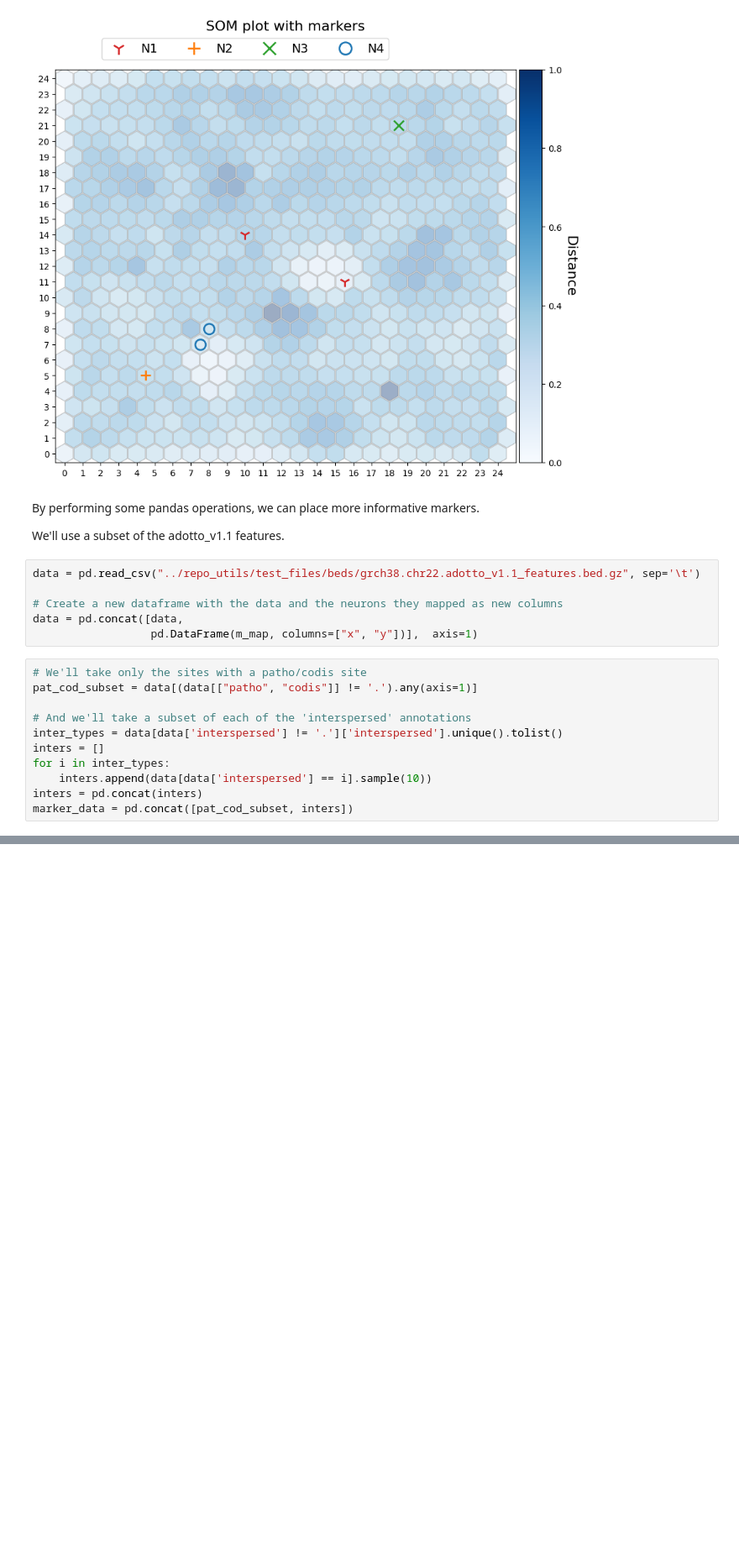
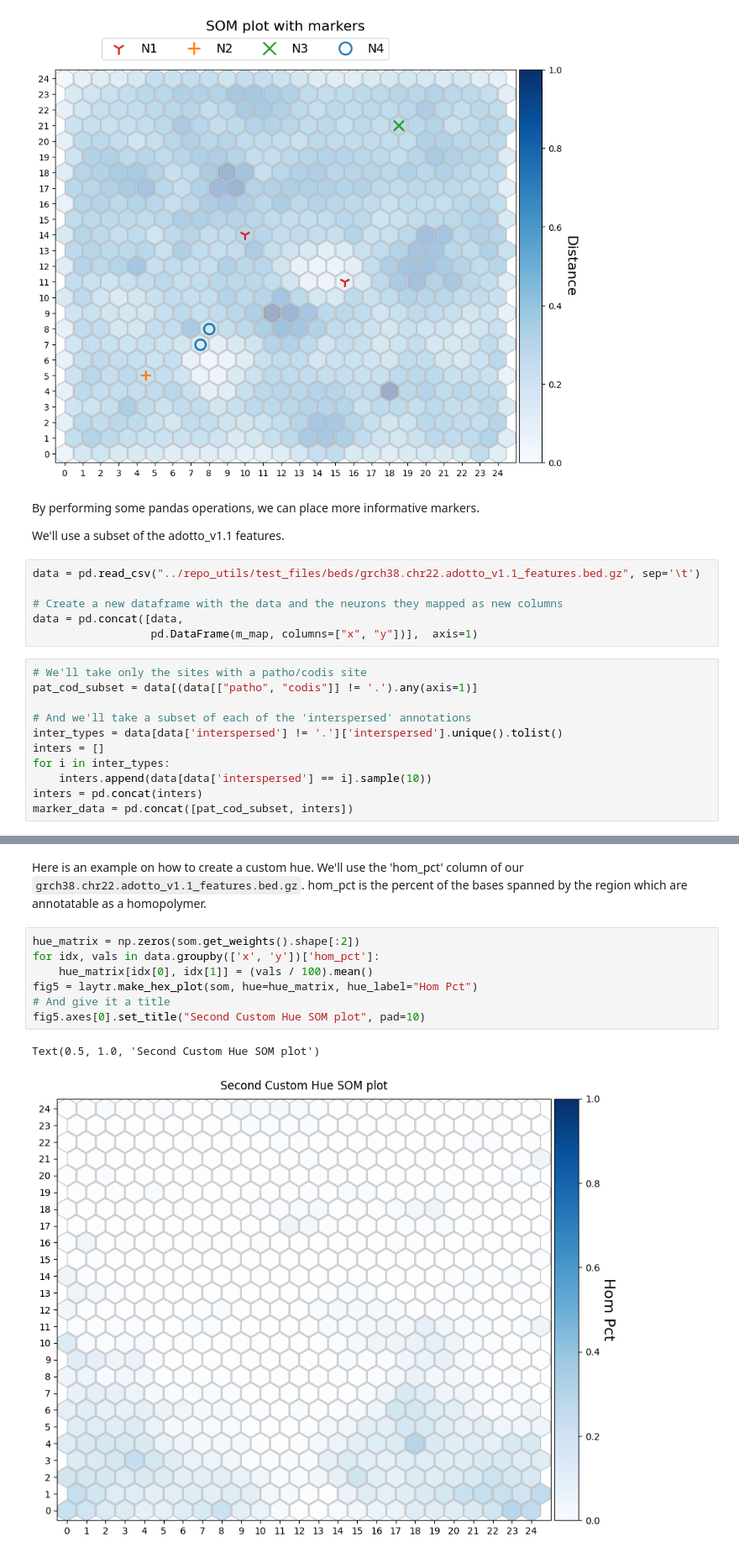
Before and after one commit to ACEnglish/laytr, a Jupyter notebook: notebooks/SOMPlotExample.ipynb, the cells around one changed output, grey strips where cells are left out. Shown at 84% size. Drawn from its saved outputs; the diff is of its cells as text; blank space fills up the shorter version.

Commit message:
finished som for now
Have all the examples working

```diff
--- a/notebooks/SOMPlotExample.ipynb
+++ b/notebooks/SOMPlotExample.ipynb
@@ -98,0 +99,12 @@ fig4
+# %% [markdown]
+Here is an example on how to create a custom hue. We'll use the 'hom_pct' column of our `grch38.chr22.adotto_v1.1_features.bed.gz`. hom_pct is the percent of the bases spanned by the region which are annotatable as a homopolymer.
+# %%
+hue_matrix = np.zeros(som.get_weights().shape[:2])
+for idx, vals in data.groupby(['x', 'y'])['hom_pct']:
+    hue_matrix[idx[0], idx[1]] = (vals / 100).mean()
+fig5 = laytr.make_hex_plot(som, hue=hue_matrix, hue_label="Hom Pct")
+# And give it a title
+fig5.axes[0].set_title("Second Custom Hue SOM plot", pad=10)
+# %% [output]
+Text(0.5, 1.0, 'Second Custom Hue SOM plot')
+[figure, added]
```
Also changed, not shown: parts of 2 cells of this notebook, 7 other files.
